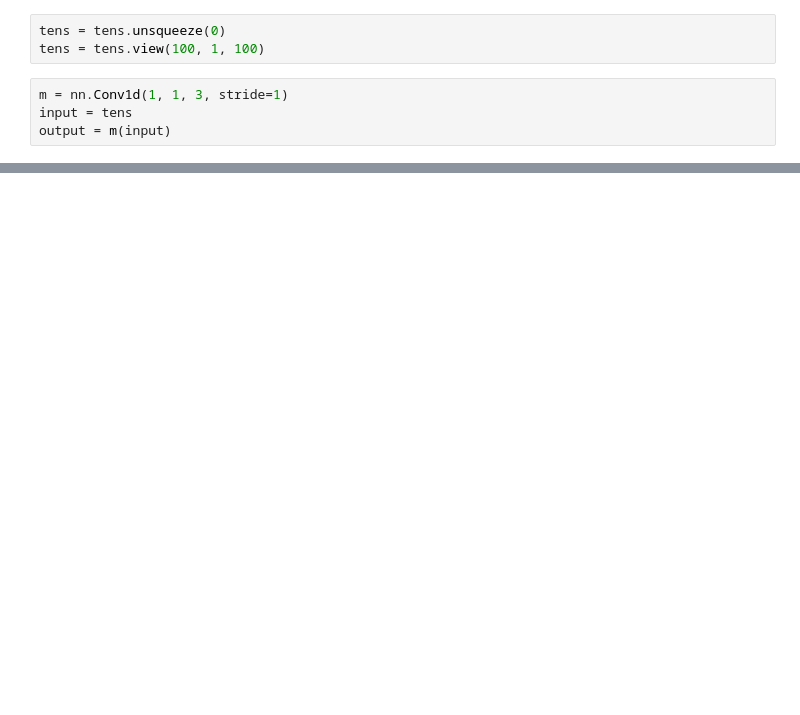
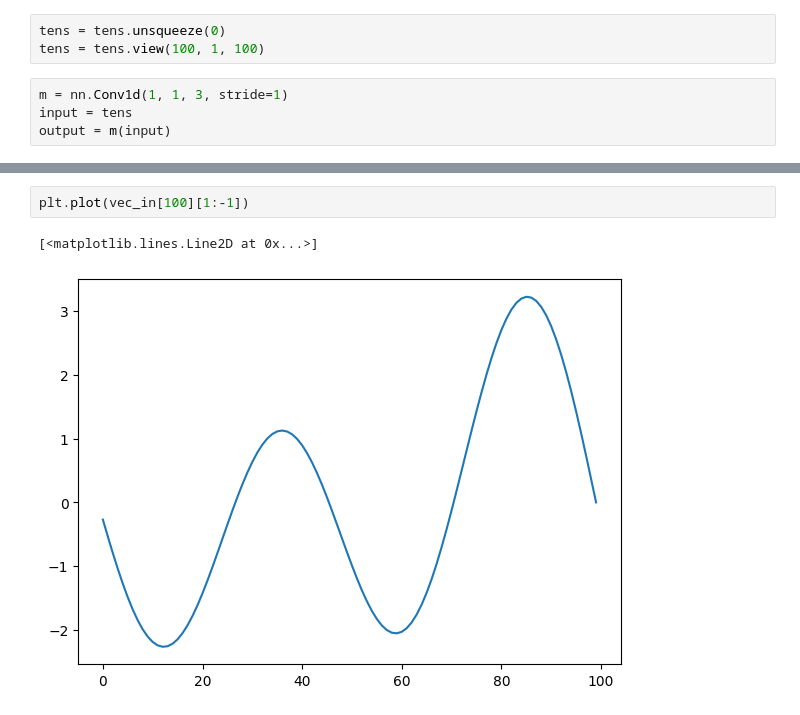
Before and after one commit to benni-bu/gusto, a Jupyter notebook: learning/testnb.ipynb, the cells around one changed output, grey strips where cells are left out. Saved outputs shown, nothing was run; the diff lists cells and outputs as text; blank space fills up the shorter version.

```diff
--- a/learning/testnb.ipynb
+++ b/learning/testnb.ipynb
@@ -51,0 +132,5 @@ tensor([[[0.5325, 0.4022, 0.5593,  ..., 0.3311, 0.4877, 0.6240]],
+# %%
+plt.plot(vec_in[100][1:-1])
+# %% [output]
+[<matplotlib.lines.Line2D at 0x...>]
+[figure, added]
```
Also changed, not shown: parts of 17 cells of this notebook, 5 other files.
